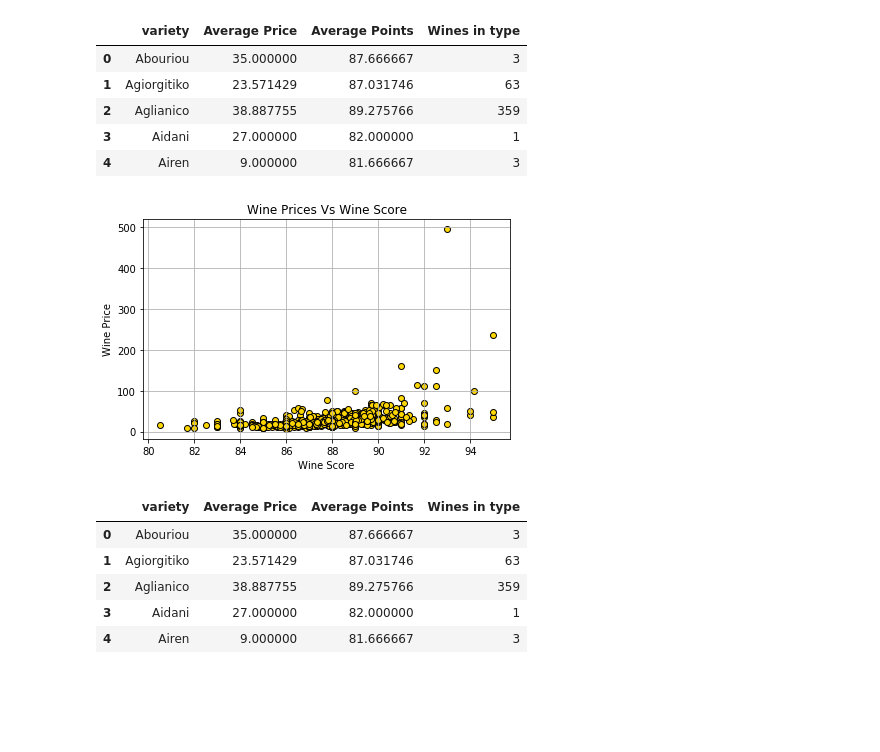
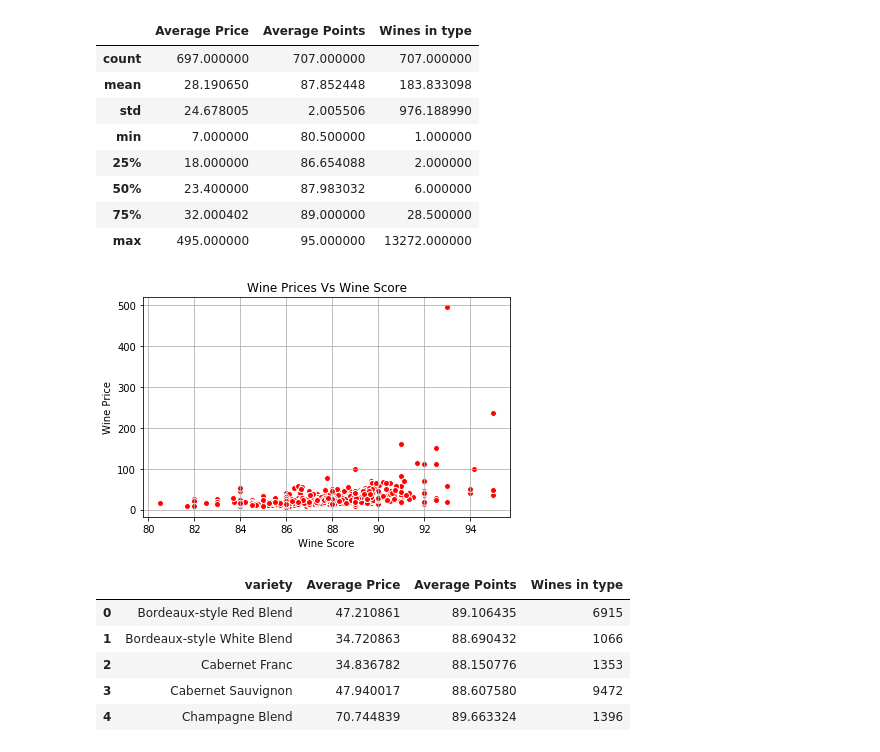
Before and after one commit to vittalsiddaiah/FantasticFive, a Jupyter notebook: Project/Notebooks/jagan.ipynb, the cells around one changed output. Cells and saved outputs as stored; diff of their text form; code cells hidden in the pictures; blank space fills up the shorter version.

```diff
--- a/Project/Notebooks/jagan.ipynb
+++ b/Project/Notebooks/jagan.ipynb
@@ -23,38 +23,44 @@ wine_type_df = pd.DataFrame({
 
 wine_type_dfn = wine_type_df.reset_index()
 
-wine_type_dfn.head()
+wine_type_dfn.describe()
 # %% [output]
-|  | variety | Average Price | Average Points | Wines in type |
-| 0 | Abouriou | 35.000000 | 87.666667 | 3 |
-| 1 | Agiorgitiko | 23.571429 | 87.031746 | 63 |
-| 2 | Aglianico | 38.887755 | 89.275766 | 359 |
-| 3 | Aidani | 27.000000 | 82.000000 | 1 |
-| 4 | Airen | 9.000000 | 81.666667 | 3 |
+|  | Average Price | Average Points | Wines in type |
+| count | 697.000000 | 707.000000 | 707.000000 |
+| mean | 28.190650 | 87.852448 | 183.833098 |
+| std | 24.678005 | 2.005506 | 976.188990 |
+| min | 7.000000 | 80.500000 | 1.000000 |
+| 25% | 18.000000 | 86.654088 | 2.000000 |
+| 50% | 23.400000 | 87.983032 | 6.000000 |
+| 75% | 32.000402 | 89.000000 | 28.500000 |
+| max | 495.000000 | 95.000000 | 13272.000000 |
 # %%
+#Plot bubbles all wines
 plt.scatter(wine_type_dfn['Average Points'],wine_type_dfn['Average Price'],
-            color = 'gold', edgecolor = 'black', alpha = .99)
+            color = 'red', edgecolor = 'white', alpha = .99)
 plt.xlabel('Wine Score')
 plt.ylabel('Wine Price')
 plt.title('Wine Prices Vs Wine Score')
 plt.tight_layout()
-plt.savefig('winetypes-pirce-score1.png')
+plt.savefig('winetypes-pirce-score.png')
 plt.grid()
-#plt.annotate(wine_type_dfn.variety, xy=(wine_type_dfn['Average Points'],wine_type_dfn['Average Price']))
 
 plt.show()
 # %% [output]
-[figure, old version]
+[figure, new version]
-# %%
-#Drop wines above  $200
-wine_type_df_200 = wine_type_df[wine_type_df['Average Price'] < 200].reset_index()
-
-wine_type_df_200.head()
-# %% [output]
-|  | variety | Average Price | Average Points | Wines in type |
-| 0 | Abouriou | 35.000000 | 87.666667 | 3 |
-| 1 | Agiorgitiko | 23.571429 | 87.031746 | 63 |
-| 2 | Aglianico | 38.887755 | 89.275766 | 359 |
-| 3 | Aidani | 27.000000 | 82.000000 | 1 |
-| 4 | Airen | 9.000000 | 81.666667 | 3 |
+# %%
+#Drop wines above  $200
+wine_type_df_100 = wine_type_df[wine_type_df['Wines in type'] > 99].reset_index()
+wine_type_df_300 = wine_type_df[wine_type_df['Wines in type'] > 299].reset_index()
+wine_type_df_1000 = wine_type_df[wine_type_df['Wines in type'] > 999].reset_index()
+
+#wine_type_df_100.head()
+wine_type_df_1000.head()
+# %% [output]
+|  | variety | Average Price | Average Points | Wines in type |
+| 0 | Bordeaux-style Red Blend | 47.210861 | 89.106435 | 6915 |
+| 1 | Bordeaux-style White Blend | 34.720863 | 88.690432 | 1066 |
+| 2 | Cabernet Franc | 34.836782 | 88.150776 | 1353 |
+| 3 | Cabernet Sauvignon | 47.940017 | 88.607580 | 9472 |
+| 4 | Champagne Blend | 70.744839 | 89.663324 | 1396 |
 # %%
```
Also changed, not shown: parts of 9 cells of this notebook, 13 other files.
